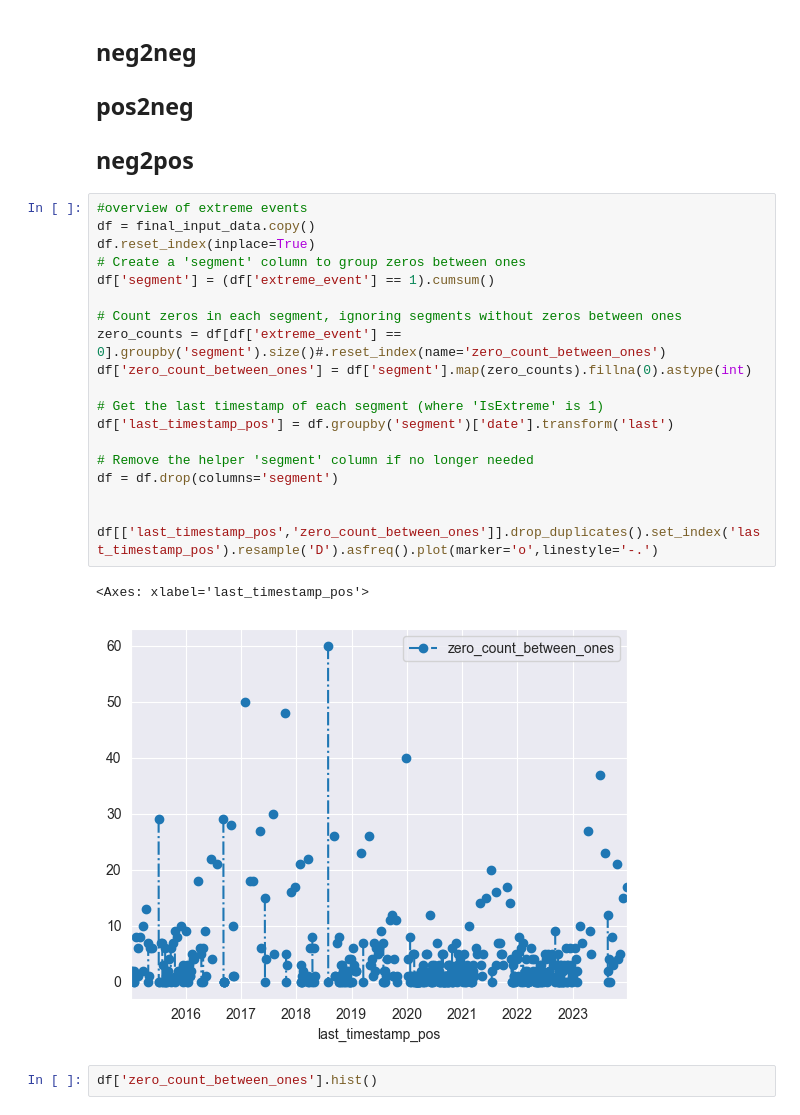
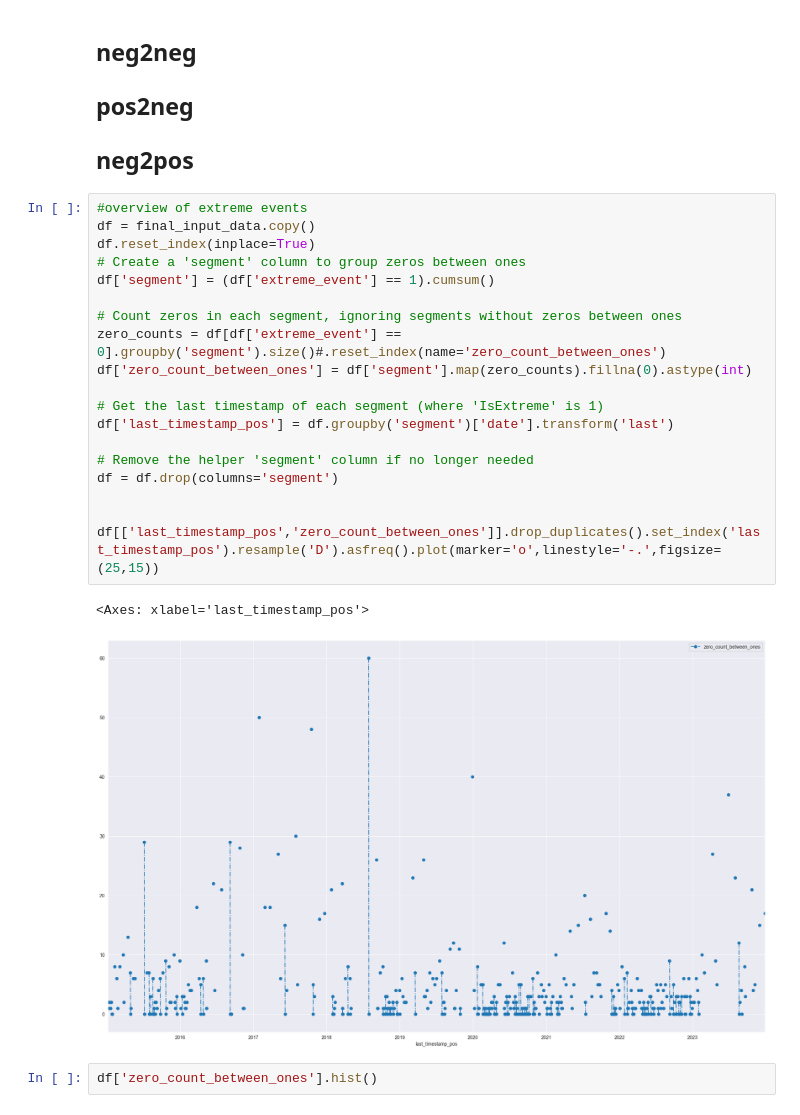
Before and after one commit to agerom/aic2_assignment, a Jupyter notebook: eda.ipynb, the cells around one changed output. Cells and saved outputs as stored; diff of their text form.

```diff
--- a/eda.ipynb
+++ b/eda.ipynb
@@ -440,25 +439,25 @@ plt.show()#SEEMS OK
 # %%
 #overview of extreme events
 df = final_input_data.copy()
 df.reset_index(inplace=True)
 # Create a 'segment' column to group zeros between ones
 df['segment'] = (df['extreme_event'] == 1).cumsum()
 
 # Count zeros in each segment, ignoring segments without zeros between ones
 zero_counts = df[df['extreme_event'] == 0].groupby('segment').size()#.reset_index(name='zero_count_between_ones')
 df['zero_count_between_ones'] = df['segment'].map(zero_counts).fillna(0).astype(int)
 
 # Get the last timestamp of each segment (where 'IsExtreme' is 1)
 df['last_timestamp_pos'] = df.groupby('segment')['date'].transform('last')
 
 # Remove the helper 'segment' column if no longer needed
 df = df.drop(columns='segment')
 
 
-df[['last_timestamp_pos','zero_count_between_ones']].drop_duplicates().set_index('last_timestamp_pos').resample('D').asfreq().plot(marker='o',linestyle='-.')
+df[['last_timestamp_pos','zero_count_between_ones']].drop_duplicates().set_index('last_timestamp_pos').resample('D').asfreq().plot(marker='o',linestyle='-.',figsize=(25,15))
 # %% [output]
 <Axes: xlabel='last_timestamp_pos'>
-[figure, old version]
+[figure, new version]
 # %%
 df['zero_count_between_ones'].hist()
 # %% [output]
```
Also changed, not shown: parts of 4 cells of this notebook, 7 other files.
